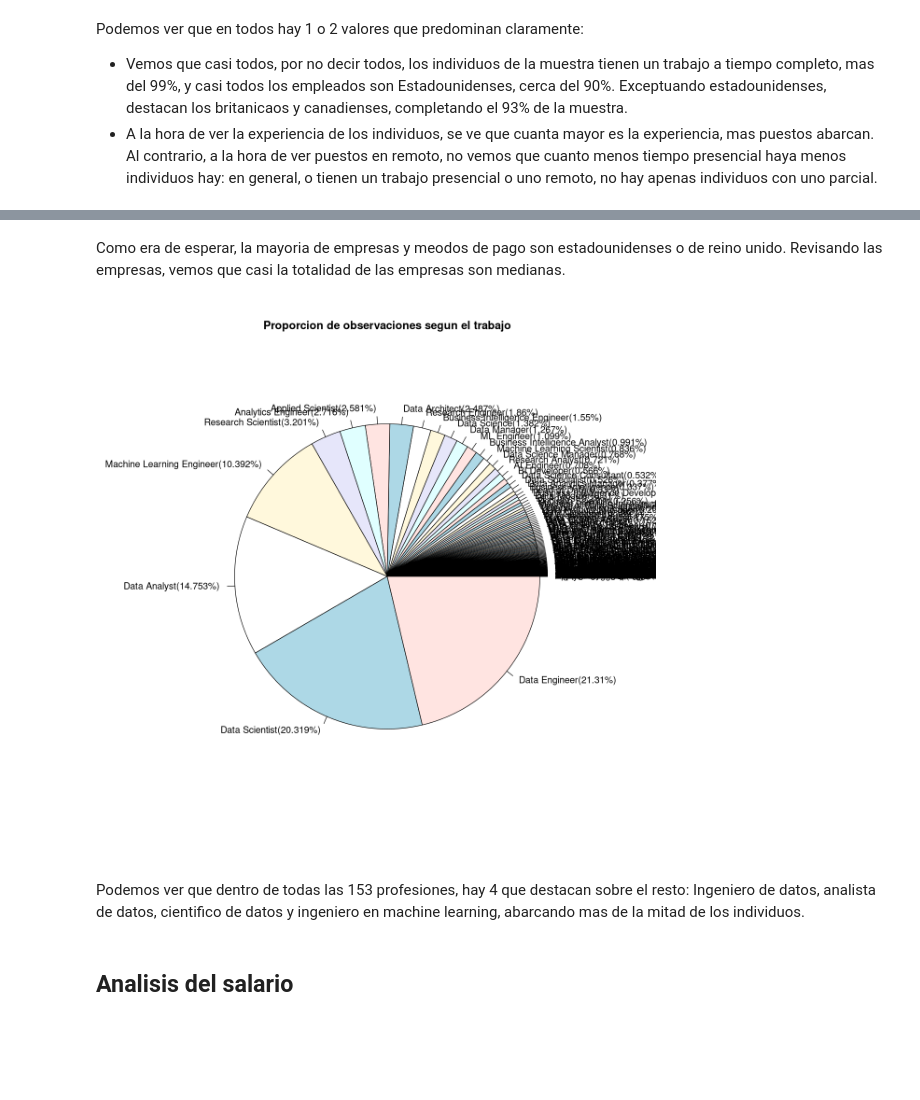
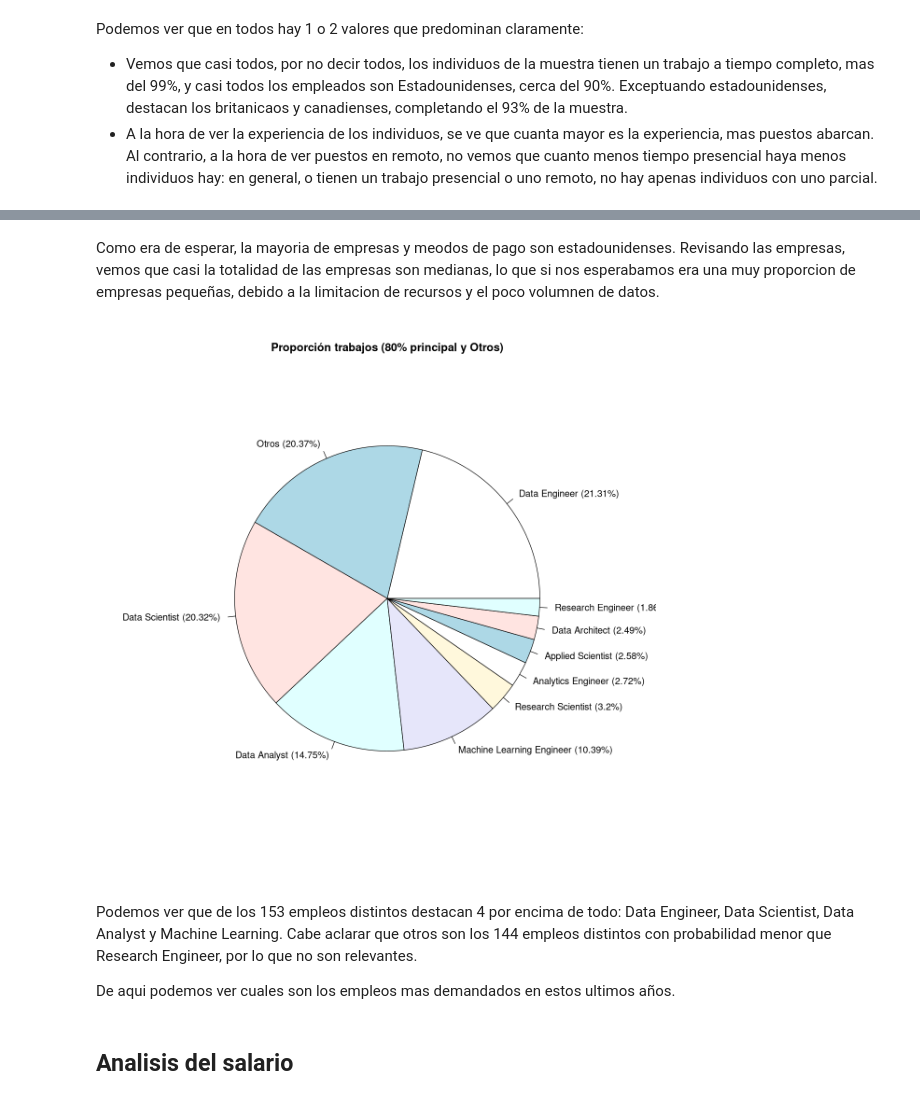
Before and after one commit to HugoVarelaSanchez/datascience_salary, a Jupyter notebook: salarys.ipynb, the cells around one changed output, grey strips where cells are left out. Cells and saved outputs as stored; diff of their text form; code cells hidden in the pictures; blank space fills up the shorter version.

```diff
--- a/salarys.ipynb
+++ b/salarys.ipynb
@@ -216,21 +265,36 @@ pie(sort(table(k)), labels = labels, radius =1, main = paste0('Proporcion de ',
 # %% [markdown]
-Como era de esperar, la mayoria de empresas y meodos de pago son estadounidenses o de reino unido.
-Revisando las empresas, vemos que casi la totalidad de las empresas son medianas.
+Como era de esperar, la mayoria de empresas y meodos de pago son estadounidenses.
+Revisando las empresas, vemos que casi la totalidad de las empresas son medianas, lo que si nos esperabamos era una muy proporcion de empresas pequeñas, debido a la limitacion de recursos y el poco volumnen de datos.
-# %%
-#Primero calculamos la proporcion del nivel de la variable categorica
-options(repr.plot.width=10, repr.plot.height=10)
-prop <- round(sort(table(job_title))/length(job_title), 5)
-
-labels <- c()
-for (i in 1:length(unique(job_title))) {
-    labels <- c(labels, paste0( names(prop)[i], '(', prop[i]*100, '%)') )
-    }
-
-pie(sort(table(job_title)), labels = labels, radius = 0.75, main = 'Proporcion de observaciones segun el trabajo')
-# %% [output]
-[figure, removed]
+# %%
+prop <- round(sort(table(job_title))/length(job_title), 5)
+prop <- sort(prop, decreasing = T)
+
+pacum <- cumsum(prop)
+for (i in seq_along(pacum)){
+    if (pacum[i]>=0.80){
+        p_aux <- i
+        break
+        }
+    }
+
+
+top_prop <- prop[1:(p_aux - 1)]
+otros_prop <- sum(prop[p_aux:length(prop)])
+top_prop["Otros"] <- otros_prop
+
+top_prop <- sort(top_prop, decreasing = TRUE)
+
+labels_top <- paste0(names(top_prop), " (", round(top_prop * 100, 2), "%)")
+
+options(repr.plot.width = 10, repr.plot.height = 10)
+pie(top_prop, labels = labels_top, radius = 0.75, main = "Proporción trabajos (80% principal y Otros)")
+# %% [output]
+[figure, added]
 # %% [markdown]
-Podemos ver que dentro de todas las 153 profesiones, hay 4 que destacan sobre el resto: Ingeniero de datos, analista de datos, cientifico de datos y ingeniero en machine learning, abarcando mas de la mitad de los individuos.
+Podemos ver que de los 153 empleos distintos destacan 4 por encima de todo: Data Engineer, Data Scientist, Data Analyst y Machine Learning.
+Cabe aclarar que otros son los 144 empleos distintos con probabilidad menor que Research Engineer, por lo que no son relevantes.
+
+De aqui podemos ver cuales son los empleos mas demandados en estos ultimos años.
 # %% [markdown]
 ## Analisis del salario
 # %% [markdown]
```
Also changed, not shown: parts of 20 cells of this notebook.
